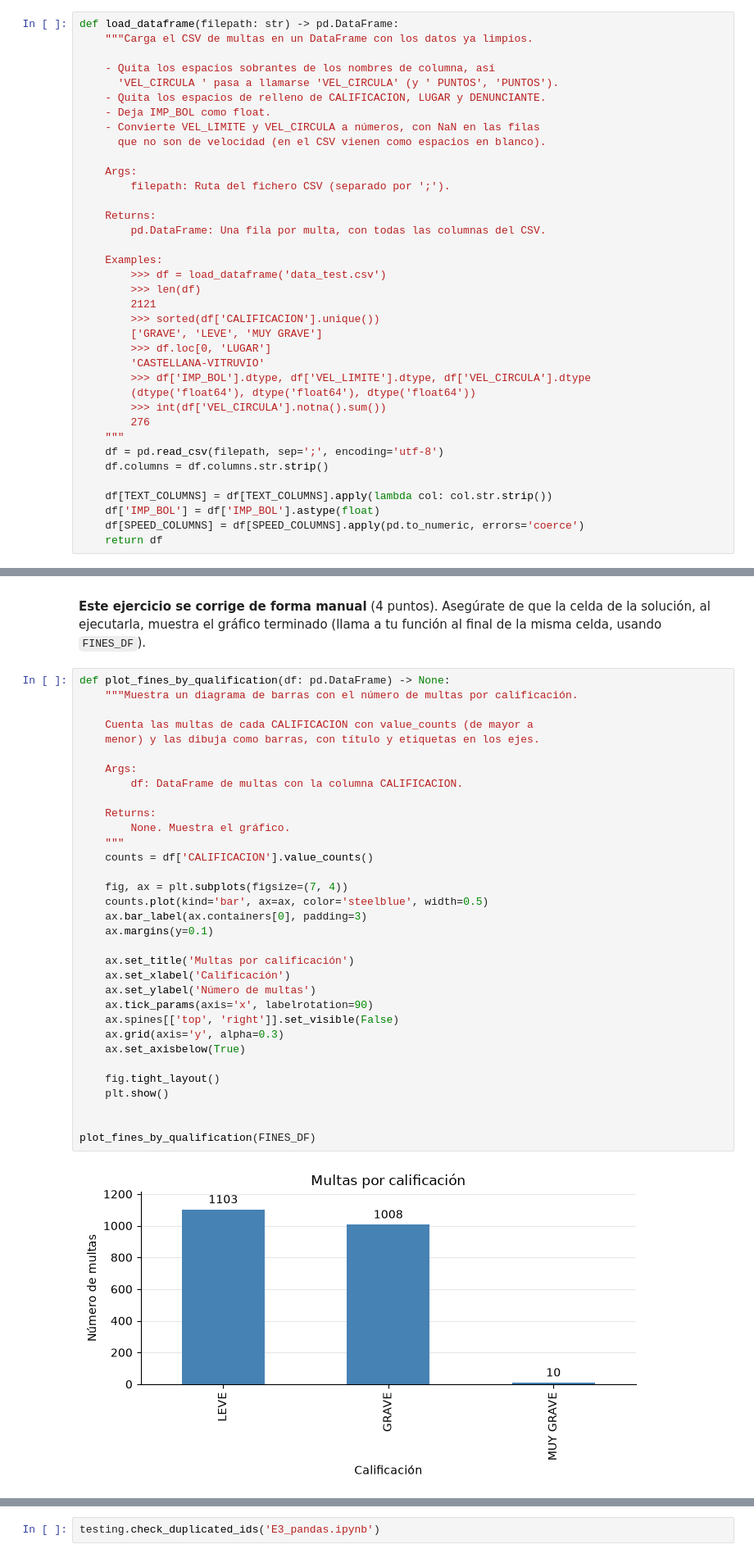
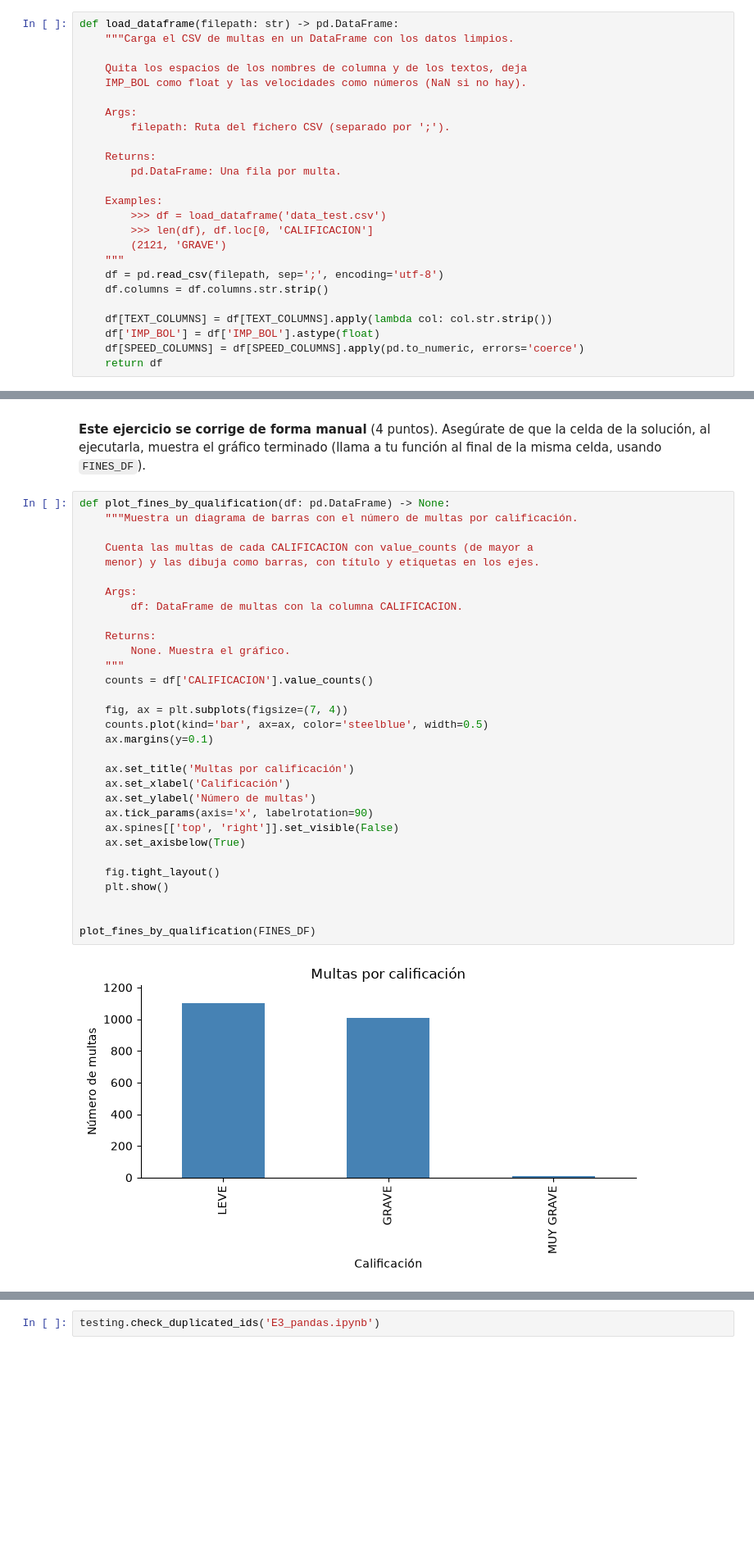
Before and after one commit to JaimeRLA/proyecto_python, a Jupyter notebook: E3_pandas.ipynb, the cells around one changed output, grey strips where cells are left out. Shown at 82% size. Drawn from its saved outputs; the diff is of its cells as text; blank space fills up the shorter version.

```diff
--- a/E3_pandas.ipynb
+++ b/E3_pandas.ipynb
@@ -95,33 +94,21 @@ AMOUNT_LABELS = ['BAJO', 'MEDIO', 'ALTO']
 Escribe una función con la cabecera `def load_dataframe(filepath: str) -> pd.DataFrame:` que lea el fichero CSV con `pandas` y devuelva un `DataFrame` con, al menos, las columnas `CALIFICACION`, `LUGAR`, `HORA`, `IMP_BOL`, `DENUNCIANTE`, `VEL_LIMITE` y `VEL_CIRCULA`. Las columnas de texto deben quedar sin espacios sobrantes, `IMP_BOL` debe quedar como `float`, y `VEL_LIMITE`/`VEL_CIRCULA` deben quedar como columnas numéricas (con `NaN` en las filas donde no aplican, ya que solo se registran en infracciones de velocidad). Ten en cuenta que en el fichero original la columna de velocidad circulando se llama literalmente `'VEL_CIRCULA '` (con un espacio final); renómbrala a `'VEL_CIRCULA'`.
 # %%
 def load_dataframe(filepath: str) -> pd.DataFrame:
-    """Carga el CSV de multas en un DataFrame con los datos ya limpios.
+    """Carga el CSV de multas en un DataFrame con los datos limpios.
 
-    - Quita los espacios sobrantes de los nombres de columna, así
-      'VEL_CIRCULA ' pasa a llamarse 'VEL_CIRCULA' (y ' PUNTOS', 'PUNTOS').
-    - Quita los espacios de relleno de CALIFICACION, LUGAR y DENUNCIANTE.
-    - Deja IMP_BOL como float.
-    - Convierte VEL_LIMITE y VEL_CIRCULA a números, con NaN en las filas
-      que no son de velocidad (en el CSV vienen como espacios en blanco).
+    Quita los espacios de los nombres de columna y de los textos, deja
+    IMP_BOL como float y las velocidades como números (NaN si no hay).
 
     Args:
         filepath: Ruta del fichero CSV (separado por ';').
 
     Returns:
-        pd.DataFrame: Una fila por multa, con todas las columnas del CSV.
+        pd.DataFrame: Una fila por multa.
 
     Examples:
         >>> df = load_dataframe('data_test.csv')
-        >>> len(df)
-        2121
-        >>> sorted(df['CALIFICACION'].unique())
-        ['GRAVE', 'LEVE', 'MUY GRAVE']
-        >>> df.loc[0, 'LUGAR']
-        'CASTELLANA-VITRUVIO'
-        >>> df['IMP_BOL'].dtype, df['VEL_LIMITE'].dtype, df['VEL_CIRCULA'].dtype
-        (dtype('float64'), dtype('float64'), dtype('float64'))
-        >>> int(df['VEL_CIRCULA'].notna().sum())
-        276
+        >>> len(df), df.loc[0, 'CALIFICACION']
+        (2121, 'GRAVE')
     """
     df = pd.read_csv(filepath, sep=';', encoding='utf-8')
     df.columns = df.columns.str.strip()
@@ -836,36 +742,34 @@ def plot_fines_by_qualification(df: pd.DataFrame) -> None:
     """Muestra un diagrama de barras con el número de multas por calificación.
 
     Cuenta las multas de cada CALIFICACION con value_counts (de mayor a
     menor) y las dibuja como barras, con título y etiquetas en los ejes.
 
     Args:
         df: DataFrame de multas con la columna CALIFICACION.
 
     Returns:
         None. Muestra el gráfico.
     """
     counts = df['CALIFICACION'].value_counts()
 
     fig, ax = plt.subplots(figsize=(7, 4))
     counts.plot(kind='bar', ax=ax, color='steelblue', width=0.5)
-    ax.bar_label(ax.containers[0], padding=3)
     ax.margins(y=0.1)
 
     ax.set_title('Multas por calificación')
     ax.set_xlabel('Calificación')
     ax.set_ylabel('Número de multas')
     ax.tick_params(axis='x', labelrotation=90)
     ax.spines[['top', 'right']].set_visible(False)
-    ax.grid(axis='y', alpha=0.3)
     ax.set_axisbelow(True)
 
     fig.tight_layout()
     plt.show()
 
 
 plot_fines_by_qualification(FINES_DF)
 # %% [output]
-[figure, old version]
+[figure, new version]
 # %% [markdown]
 **Criterios de corrección manual:**
 - La función usa `FINES_DF['CALIFICACION']` (o equivalente) para contar las multas por calificación.
```
Also changed, not shown: parts of 19 cells of this notebook, 5 other files.
